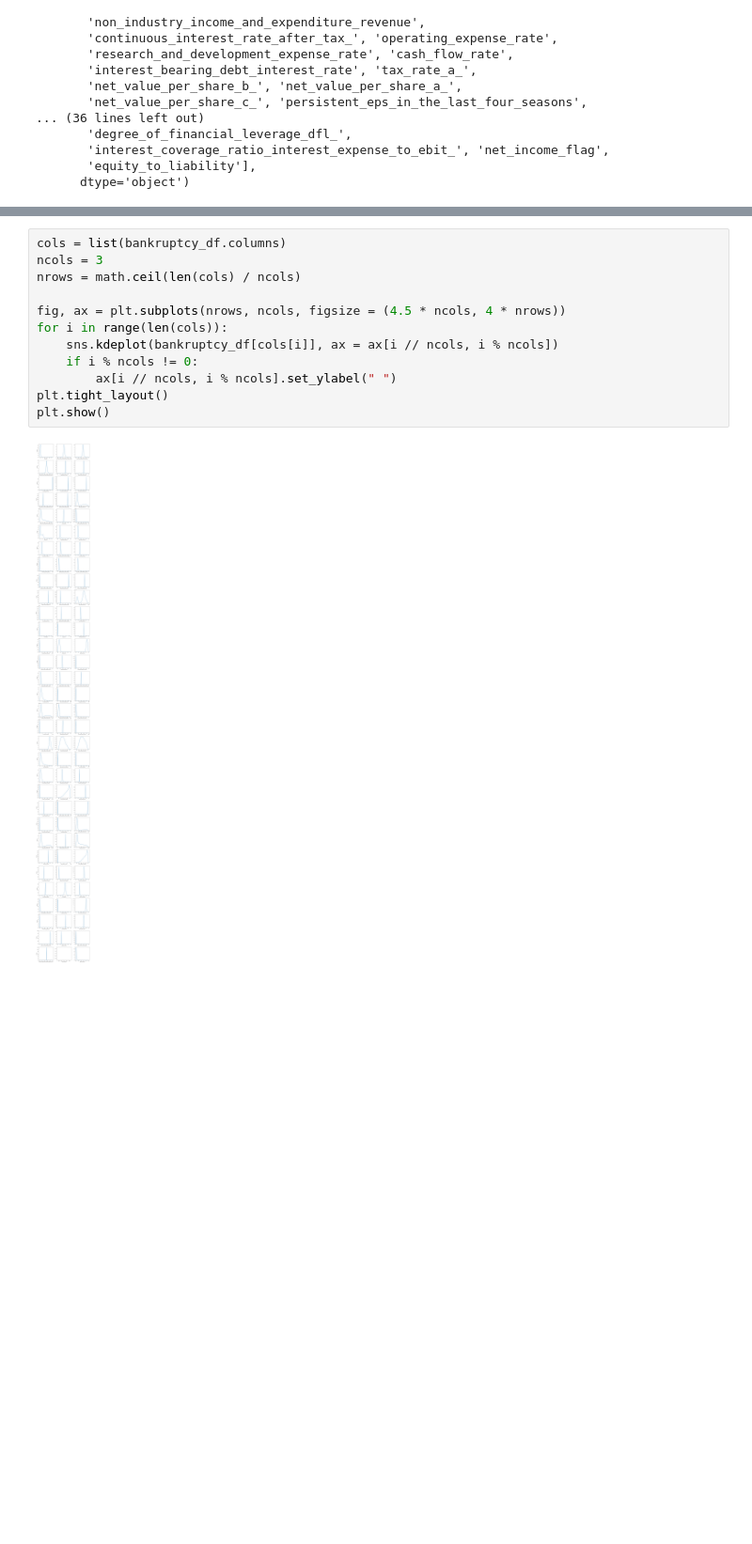
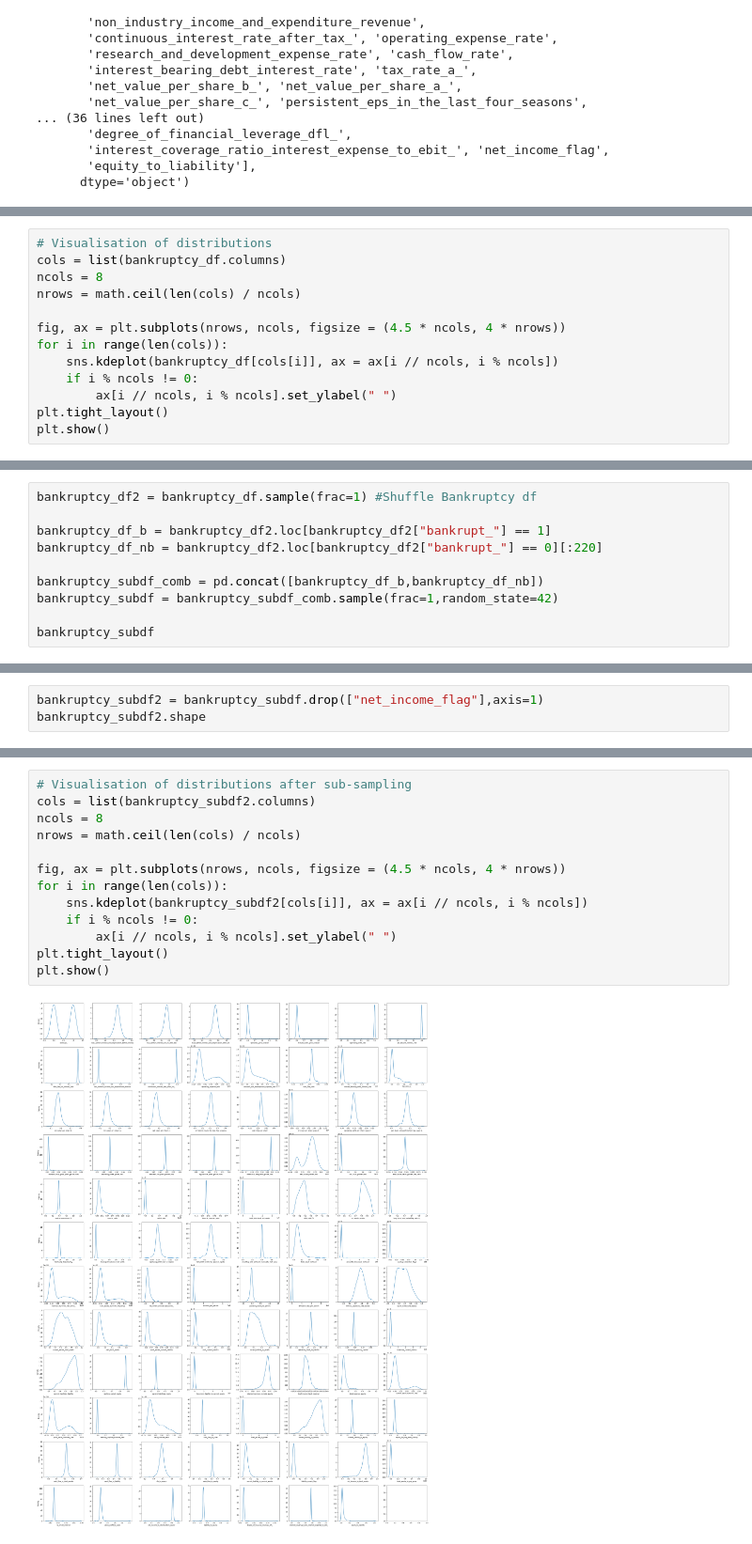
Before and after one commit to fookaixiong/Company_Bankruptcy_Predition, a Jupyter notebook: company-bankruptcy.ipynb, the cells around one changed output, grey strips where cells are left out. Shown at 94% size. Cells and saved outputs as stored; diff of their text form; blank space fills up the shorter version.

Commit message:
Kaggle Notebook | Company Bankruptcy | Version 6

```diff
--- a/company-bankruptcy.ipynb
+++ b/company-bankruptcy.ipynb
@@ -104,0 +185,13 @@ Index(['bankrupt_', 'roa_c_before_interest_and_depreciation_before_interest',
+# %%
+# Visualisation of distributions
+cols = list(bankruptcy_df.columns)
+ncols = 8
+nrows = math.ceil(len(cols) / ncols)
+
+fig, ax = plt.subplots(nrows, ncols, figsize = (4.5 * ncols, 4 * nrows))
+for i in range(len(cols)):
+    sns.kdeplot(bankruptcy_df[cols[i]], ax = ax[i // ncols, i % ncols])
+    if i % ncols != 0:
+        ax[i // ncols, i % ncols].set_ylabel(" ")
+plt.tight_layout()
+plt.show()
@@ -104,0 +228,10 @@ Index(['bankrupt_', 'roa_c_before_interest_and_depreciation_before_interest',
+# %%
+bankruptcy_df2 = bankruptcy_df.sample(frac=1) #Shuffle Bankruptcy df
+
+bankruptcy_df_b = bankruptcy_df2.loc[bankruptcy_df2["bankrupt_"] == 1]
+bankruptcy_df_nb = bankruptcy_df2.loc[bankruptcy_df2["bankrupt_"] == 0][:220]
+
+bankruptcy_subdf_comb = pd.concat([bankruptcy_df_b,bankruptcy_df_nb])
+bankruptcy_subdf = bankruptcy_subdf_comb.sample(frac=1,random_state=42)
+
+bankruptcy_subdf
@@ -109,0 +261,3 @@ sns.countplot(data=bankruptcy_df,x="bankrupt_")
+# %%
+bankruptcy_subdf2 = bankruptcy_subdf.drop(["net_income_flag"],axis=1)
+bankruptcy_subdf2.shape
@@ -112,14 +283,15 @@ sns.countplot(data=bankruptcy_df,x="bankrupt_")
 # %%
-cols = list(bankruptcy_df.columns)
-ncols = 3
+# Visualisation of distributions after sub-sampling
+cols = list(bankruptcy_subdf2.columns)
+ncols = 8
 nrows = math.ceil(len(cols) / ncols)
 
 fig, ax = plt.subplots(nrows, ncols, figsize = (4.5 * ncols, 4 * nrows))
 for i in range(len(cols)):
-    sns.kdeplot(bankruptcy_df[cols[i]], ax = ax[i // ncols, i % ncols])
+    sns.kdeplot(bankruptcy_subdf2[cols[i]], ax = ax[i // ncols, i % ncols])
     if i % ncols != 0:
         ax[i // ncols, i % ncols].set_ylabel(" ")
 plt.tight_layout()
 plt.show()
 # %% [output]
-[figure, old version]
+[figure, new version]
```
Also changed, not shown: parts of 28 cells of this notebook.
